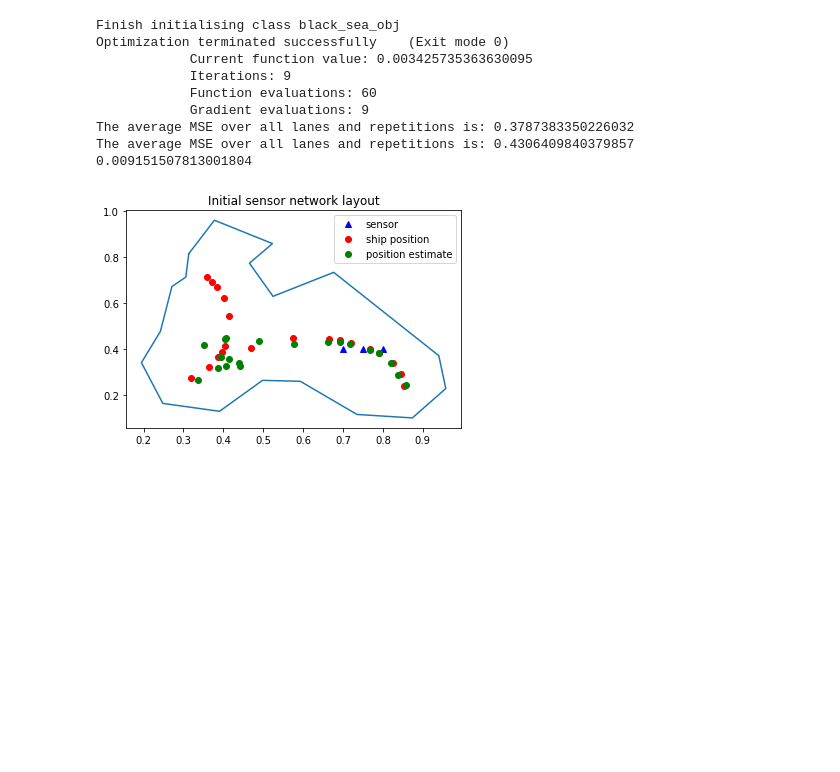
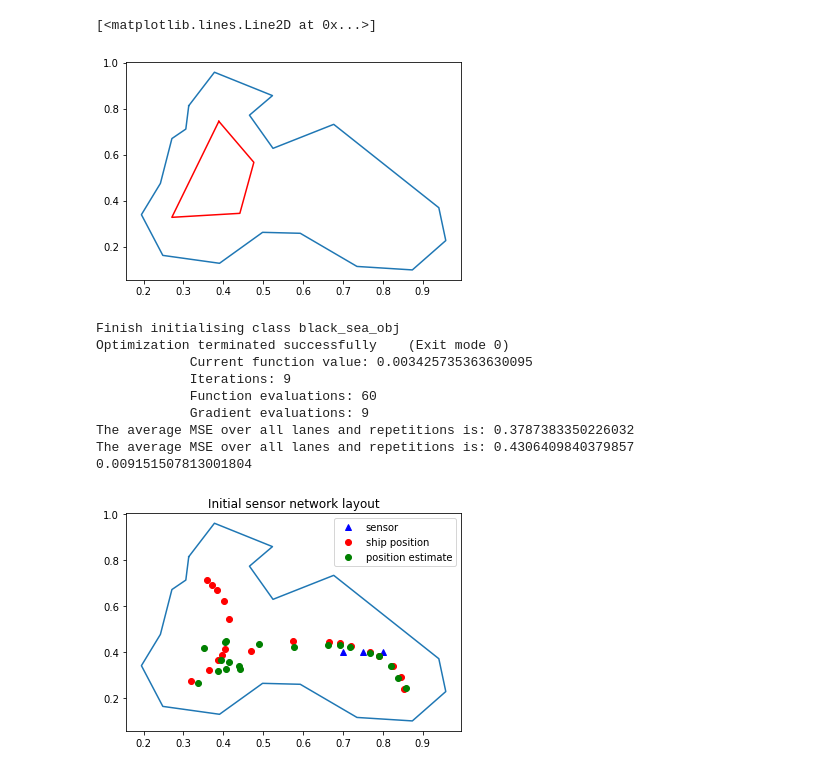
Before and after one commit to ms3174/IRP_project, a Jupyter notebook: test_script_strand2.ipynb, the cells around one changed output. Saved outputs shown, nothing was run; the diff lists cells and outputs as text; code cells hidden in the pictures; blank space fills up the shorter version.

```diff
--- a/test_script_strand2.ipynb
+++ b/test_script_strand2.ipynb
@@ -18,3 +67,19 @@ Finish initialising class black_sea_obj
+# %%
+# print coords
+%matplotlib inline
+
+high_utility_region = np.array(coords)
+# add first point
+first = high_utility_region[0]
+high_utility_region = np.vstack([high_utility_region, first])
+plt.figure()
+ax = plt.gcf().gca()
+ax.plot(black_sea.border_points[:,0],black_sea.border_points[:,1])
+ax.plot(high_utility_region[:,0], high_utility_region[:,1], 'r-')
+#print(high_utility_region)
+# %% [output]
+[<matplotlib.lines.Line2D at 0x...>]
+[figure, added]
 # %%
 # MAIN SCRIPT ###############################
 
```
Also changed, not shown: parts of 2 cells of this notebook.
